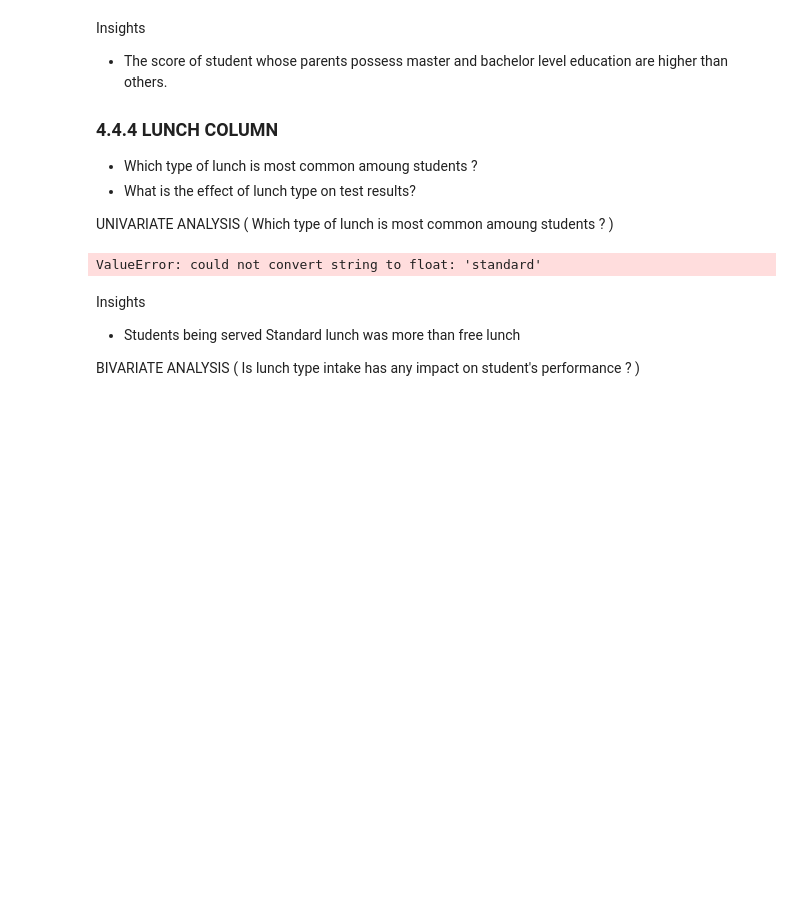
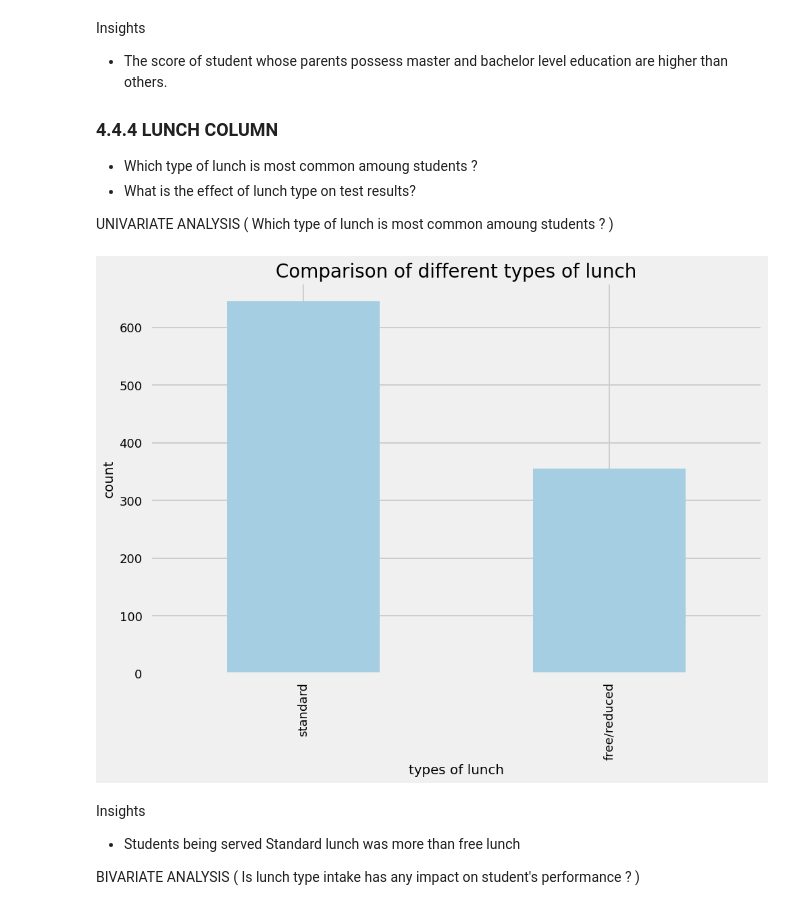
Before and after one commit to Sushil-Deore/Student-Performance, a Jupyter notebook: notebook/EDA.ipynb, the cells around one changed output. Saved outputs shown, nothing was run; the diff lists cells and outputs as text; code cells hidden in the pictures; blank space fills up the shorter version.

```diff
--- a/notebook/EDA.ipynb
+++ b/notebook/EDA.ipynb
@@ -508,13 +508,13 @@ UNIVARIATE ANALYSIS ( Which type of lunch is most common amoung students ? )
 # %%
 plt.rcParams['figure.figsize'] = (15, 9)
 plt.style.use('seaborn-talk')
-sns.countplot(df['lunch'], palette = 'PuBu')
+df['lunch'].value_counts().plot(kind ='bar', colormap='Paired')
 plt.title('Comparison of different types of lunch', fontweight = 30, fontsize = 20)
 plt.xlabel('types of lunch')
 plt.ylabel('count')
 plt.show()
 # %% [output]
-ValueError: could not convert string to float: 'standard'
+[figure, added]
 # %% [markdown]
 Insights
 - Students being served Standard lunch was more than free lunch
```
Also changed, not shown: parts of 1 cell of this notebook.
